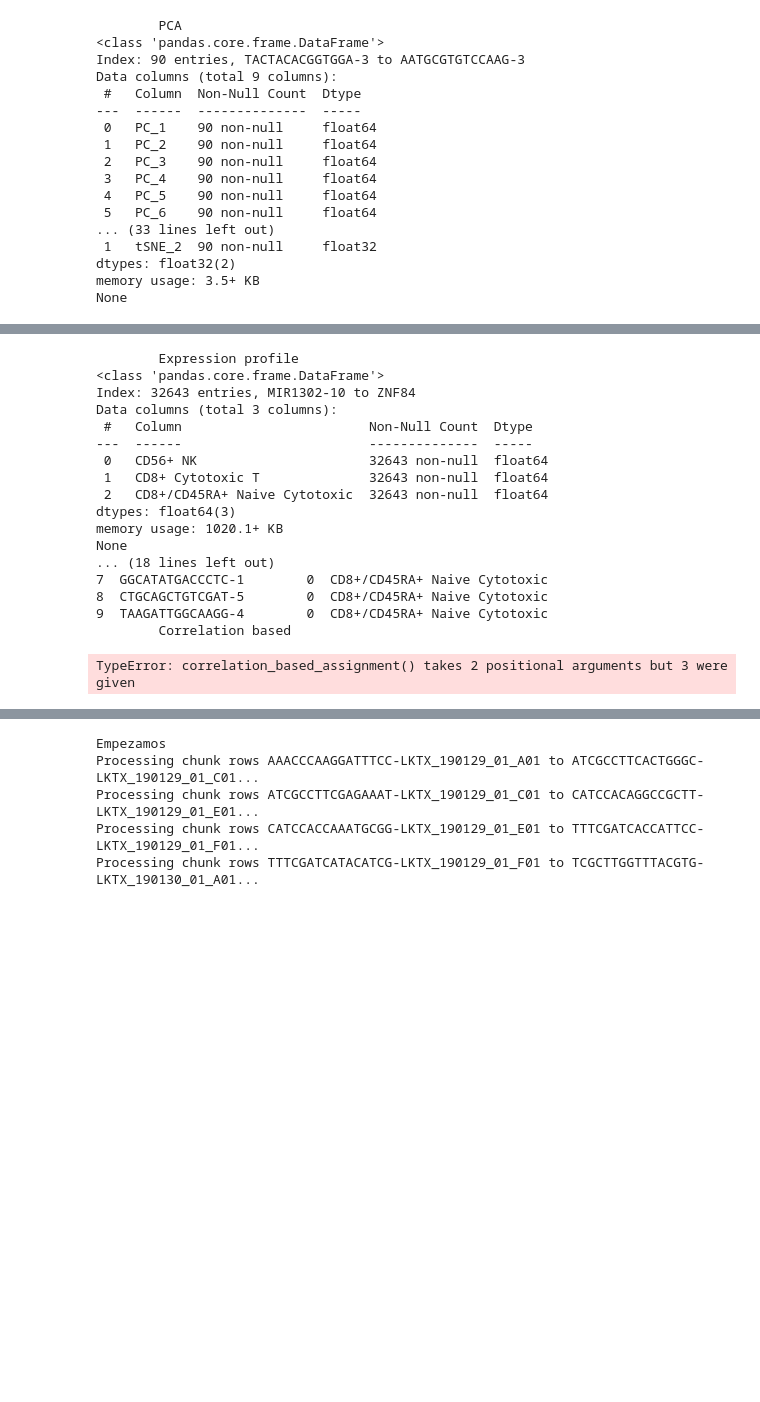
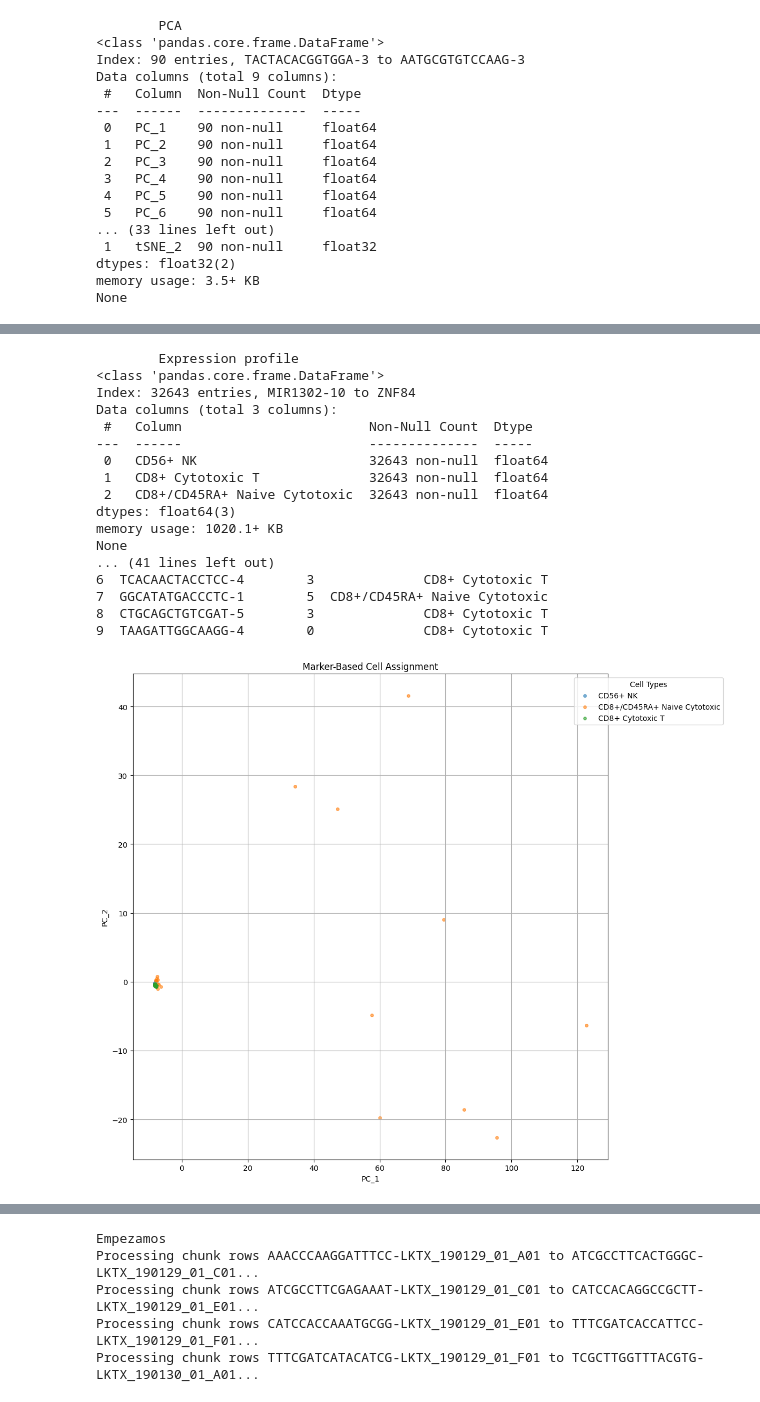
Before and after one commit to MarcosEsteve/scRNAseq_across_human_tissues, a Jupyter notebook: exploratory_analysis.ipynb, the cells around one changed output, grey strips where cells are left out. Cells and saved outputs as stored; diff of their text form; code cells hidden in the pictures; blank space fills up the shorter version.

Commit message:
cell identification ready, evaluation metrics ready, save_results ready

```diff
--- a/exploratory_analysis.ipynb
+++ b/exploratory_analysis.ipynb
@@ -309,40 +310,42 @@ print("\tExpression profile")
 expression_profile = cell_identification.generate_expression_profiles(expression_matrix, metadata_path, celltype_column='celltype', sep='\t')
 print(expression_profile.info())
 print(expression_profile.head())
 
 print("\tMarker reference")
 marker_genes = cell_identification.generate_marker_reference(expression_matrix, metadata_path, celltype_column='celltype', sep='\t')
 print(list(marker_genes.items())[:5])
 
 print("\tReference based")
 cell_id_1 = cell_identification.reference_based_assignment(selected_matrix1, clustering1, expression_profile)
 print(cell_id_1.head(10))
 
 print("\tCorrelation based")
 cell_id_2 = cell_identification.correlation_based_assignment(selected_matrix1, clustering1, expression_profile)
-print(cell_id_2.head())
+print(cell_id_2.head(10))
 
 print("\tMarker based")
 cell_id_3 = cell_identification.marker_based_assignment(selected_matrix1, clustering1, marker_genes)
-print(cell_id_3.head())
+print(cell_id_3.head(10))
+
+cell_identification.visualize_cells(pca_matrix, "Marker-Based Cell Assignment", cell_id_3)
 # %% [output]
         Expression profile
 <class 'pandas.core.frame.DataFrame'>
 Index: 32643 entries, MIR1302-10 to ZNF84
 Data columns (total 3 columns):
  #   Column                        Non-Null Count  Dtype
 ---  ------                        --------------  -----
  0   CD56+ NK                      32643 non-null  float64
  1   CD8+ Cytotoxic T              32643 non-null  float64
  2   CD8+/CD45RA+ Naive Cytotoxic  32643 non-null  float64
 dtypes: float64(3)
 memory usage: 1020.1+ KB
 None
-... (18 lines left out)
-7  GGCATATGACCCTC-1        0  CD8+/CD45RA+ Naive Cytotoxic
-8  CTGCAGCTGTCGAT-5        0  CD8+/CD45RA+ Naive Cytotoxic
-9  TAAGATTGGCAAGG-4        0  CD8+/CD45RA+ Naive Cytotoxic
-        Correlation based
+... (41 lines left out)
+6  TCACAACTACCTCC-4        3              CD8+ Cytotoxic T
+7  GGCATATGACCCTC-1        5  CD8+/CD45RA+ Naive Cytotoxic
+8  CTGCAGCTGTCGAT-5        3              CD8+ Cytotoxic T
+9  TAAGATTGGCAAGG-4        0              CD8+ Cytotoxic T
-TypeError: correlation_based_assignment() takes 2 positional arguments but 3 were given
+[figure, added]
 # %%
 # Evaluation metrics
```
Also changed, not shown: parts of 5 cells of this notebook, 4 other files.
